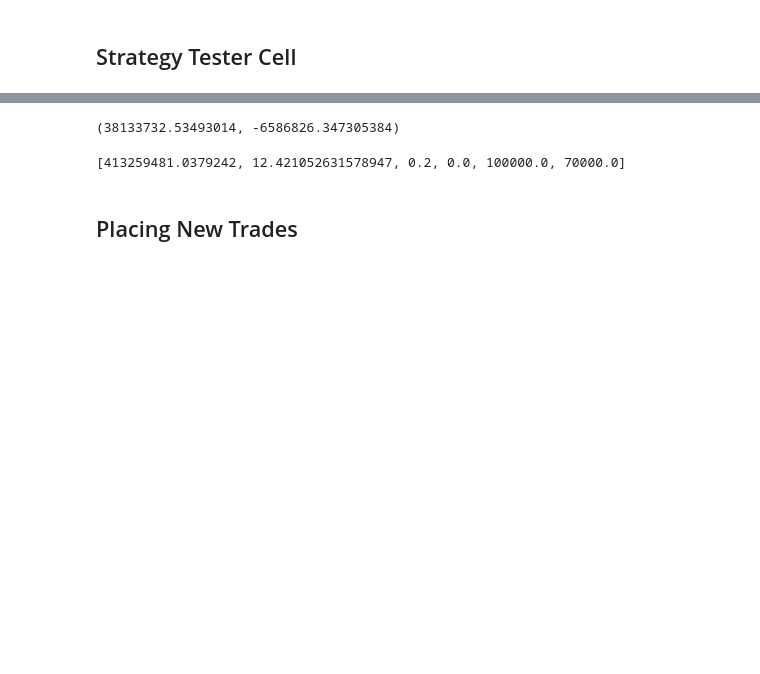
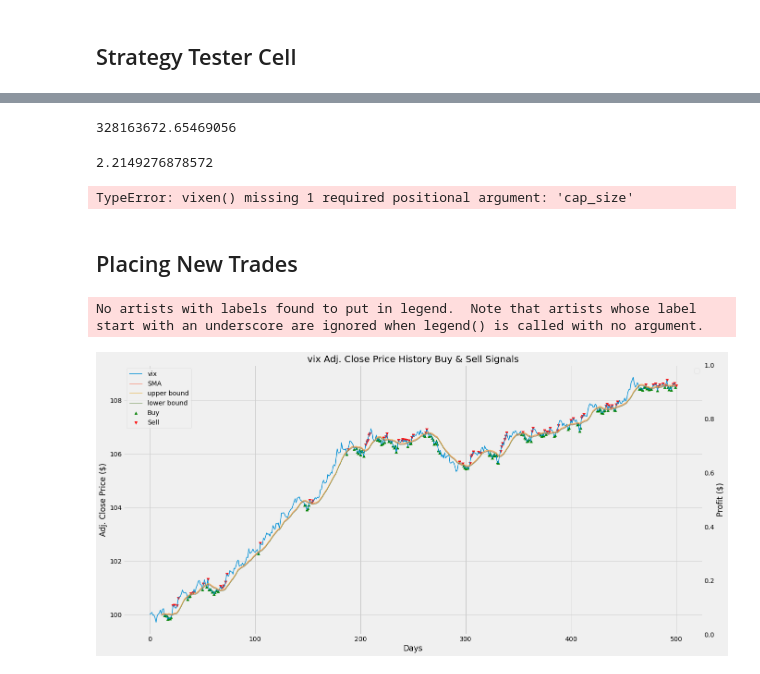
Before and after one commit to oscarwoodi/BHProj2Team1, a Jupyter notebook: VIX_.ipynb, the cells around one changed output, grey strips where cells are left out. Drawn from its saved outputs; the diff is of its cells as text; code cells hidden in the pictures; blank space fills up the shorter version.

```diff
--- a/VIX_.ipynb
+++ b/VIX_.ipynb
@@ -237,13 +221,26 @@ plt.show()
 def Backtest(data, trades):
 
     profit = np.nansum(trades['Profit'])
-    max_drawdown = min(trades['Profit'].dropna())
+    max_drawdown = max(trades['Profit'].dropna())
 
     return profit, max_drawdown
 
-Backtest(vix, trades)
+p, d = Backtest(vix, trades)
+p
 # %% [output]
-(38133732.53493014, -6586826.347305384)
+328163672.65469056
+# %%
+
+sharpe = ((252)**0.5)*np.nanmean(trades['Profit']-trades['Risk Free Return'])/np.nanstd(trades['Profit']-trades['Risk Free Return'])
+sortino = ((252)**0.5)*np.nanmean(trades['Profit']-trades['Risk Free Return'])/np.nanstd(trades['Profit'][trades['Profit']<0])
+
+sharpe
+sortino
+
+np.percentile(trades['Profit'].dropna(), .5)/(500000*85)
+sortino
+# %% [output]
+2.2149276878572
 # %%
 # optimising parameters
 
@@ -268,7 +265,7 @@ def Optimiser(data, trade_size):
                             trades = trades.set_index('Day')
 
                             # profit for tested parameters
-                            profit = Backtest(data, trades)
+                            profit = Backtest(data, trades)[0]
 
                             #print(profit, tss, tsb)
 
@@ -281,7 +278,7 @@ for i in np.arange(1):
     vix = df['Series 28']
     print(Optimiser(vix, 100000))
 # %% [output]
-[413259481.0379242, 12.421052631578947, 0.2, 0.0, 100000.0, 70000.0]
+TypeError: vixen() missing 1 required positional argument: 'cap_size'
 # %% [markdown]
 ## Placing New Trades
 # %%
@@ -324,3 +320,33 @@ for i in np.arange(3,trades.index[-2]+2):
 
 # save the file
 workbook.save(filename="Test Bed.xlsx")
+# %%
+# Checking plotted to excel correctly
+# visualise test
+
+vix = test['Market Price']
+fig, ax1 = plt.subplots(figsize=(20, 10))
+ax2 = ax1.twinx()
+
+# adding price data
+ax1.plot(vix, label='vix', alpha=1, linewidth=1.5)
+ax1.plot(vix.rolling(window=window_mean).mean(), label='SMA', alpha=0.8, linewidth=1)
+ax1.plot(vix.rolling(window=window_mean).mean() + upper_bound*vix.std()\
+         , linewidth=1, label='upper bound')
+ax1.plot(vix.rolling(window=window_mean).mean() - lower_bound*vix.std()\
+         , linewidth=1, label='lower bound')
+# plot profit
+# adding indicators
+ax1.scatter(vix.index, buy_sell_data[0], label='Buy', marker='^', color='green')
+ax1.scatter(vix.index, buy_sell_data[1], label='Sell', marker='v', color='red')
+ax1.set_title('vix Adj. Close Price History Buy & Sell Signals')
+ax1.set_xlabel('Days')
+ax1.set_ylabel('Adj. Close Price ($)')
+ax2.set_ylabel('Profit ($)')
+ax2.grid(False)
+ax1.legend(loc='upper left')
+ax2.legend(loc='upper right')
+plt.show()
+# %% [output]
+No artists with labels found to put in legend.  Note that artists whose label start with an underscore are ignored when legend() is called with no argument.
+[figure, added]
```
Also changed, not shown: parts of 8 cells of this notebook, 5 other files.
